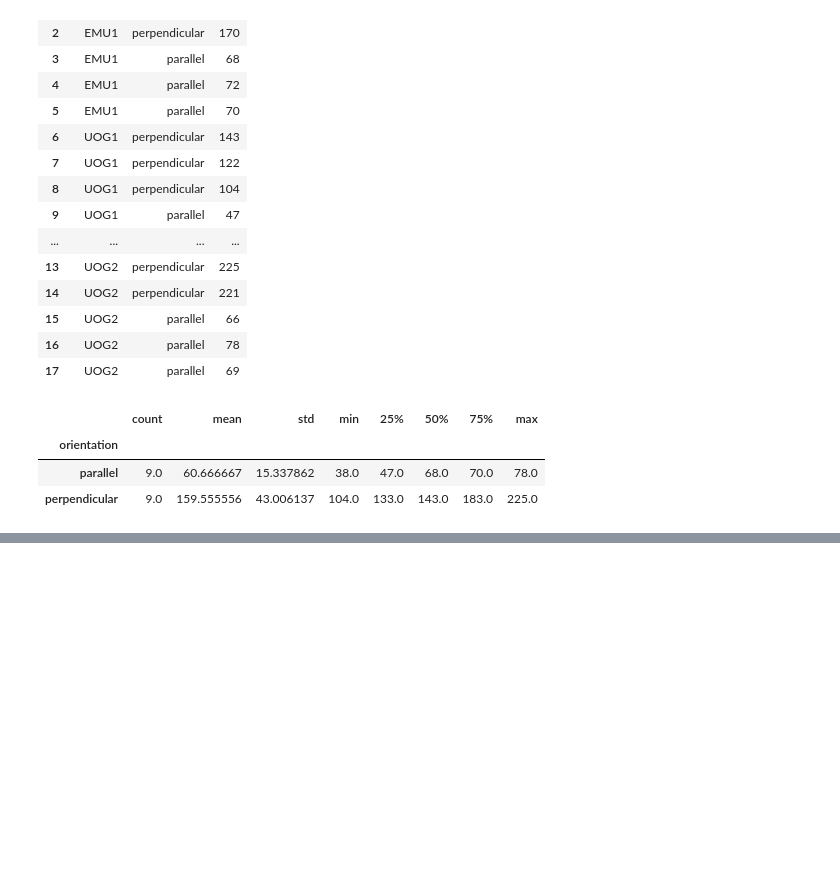
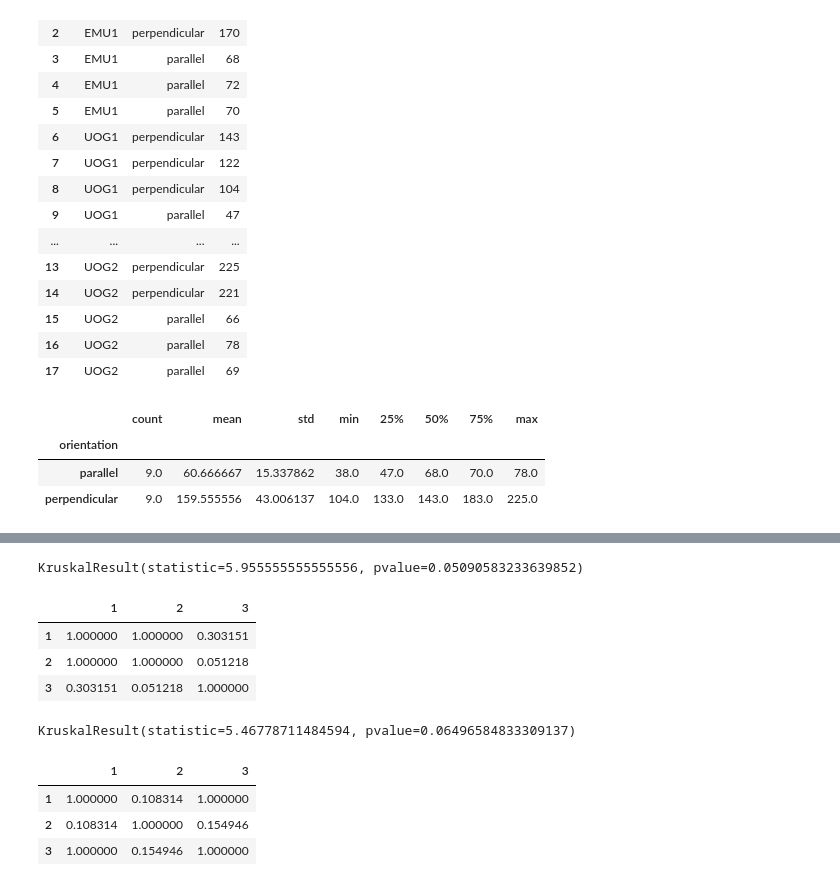
Before and after one commit to aubreymoore/Harmonic-Radar, a Jupyter notebook: experiments/detection-range/RECCOtag.ipynb, the cells around one changed output, grey strips where cells are left out. Cells and saved outputs as stored; diff of their text form; code cells hidden in the pictures; blank space fills up the shorter version.

```diff
--- a/experiments/detection-range/RECCOtag.ipynb
+++ b/experiments/detection-range/RECCOtag.ipynb
@@ -48,0 +54,34 @@ px.box(data_frame=df,x='orientation',y='feet', facet_col='detector', title='Dete
+# %%
+df1 = df.query("orientation=='perpendicular'")
+EMU1 = df1.query("detector=='EMU1'")['feet']
+UOG1 = df1.query("detector=='UOG1'")['feet']
+UOG2= df1.query("detector=='UOG2'")['feet']
+stats.kruskal(EMU1, UOG1, UOG2)
+# %% [output]
+KruskalResult(statistic=5.955555555555556, pvalue=0.05090583233639852)
+# %%
+# Dunn's multiple comaparison test to find signigicant differences
+# Unnecessary in this case because the p-value from the Kruskal-Wallis test is gtreater than 0.05
+sp.posthoc_dunn([EMU1, UOG1, UOG2], p_adjust = 'bonferroni')
+# %% [output]
+|  | 1 | 2 | 3 |
+| 1 | 1.000000 | 1.000000 | 0.303151 |
+| 2 | 1.000000 | 1.000000 | 0.051218 |
+| 3 | 0.303151 | 0.051218 | 1.000000 |
+# %%
+df1 = df.query("orientation=='parallel'")
+EMU1 = df1.query("detector=='EMU1'")['feet']
+UOG1 = df1.query("detector=='UOG1'")['feet']
+UOG2= df1.query("detector=='UOG2'")['feet']
+stats.kruskal(EMU1, UOG1, UOG2)
+# %% [output]
+KruskalResult(statistic=5.46778711484594, pvalue=0.06496584833309137)
+# %%
+# Dunn's multiple comaparison test to find signigicant differences
+# Unnecessary in this case because the p-value from the Kruskal-Wallis test is gtreater than 0.05
+sp.posthoc_dunn([EMU1, UOG1, UOG2], p_adjust = 'bonferroni')
+# %% [output]
+|  | 1 | 2 | 3 |
+| 1 | 1.000000 | 0.108314 | 1.000000 |
+| 2 | 0.108314 | 1.000000 | 0.154946 |
+| 3 | 1.000000 | 0.154946 | 1.000000 |
```
Also changed, not shown: parts of 3 cells of this notebook, 4 other files.
